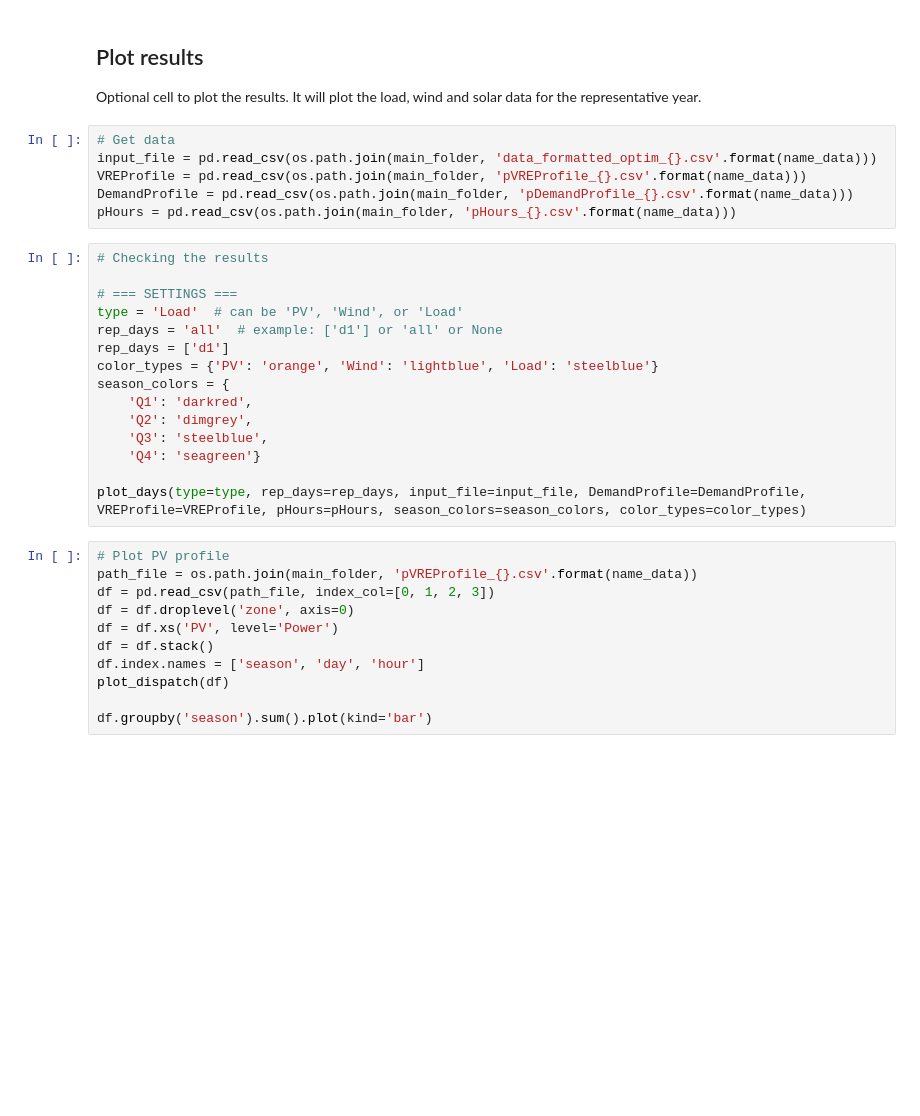
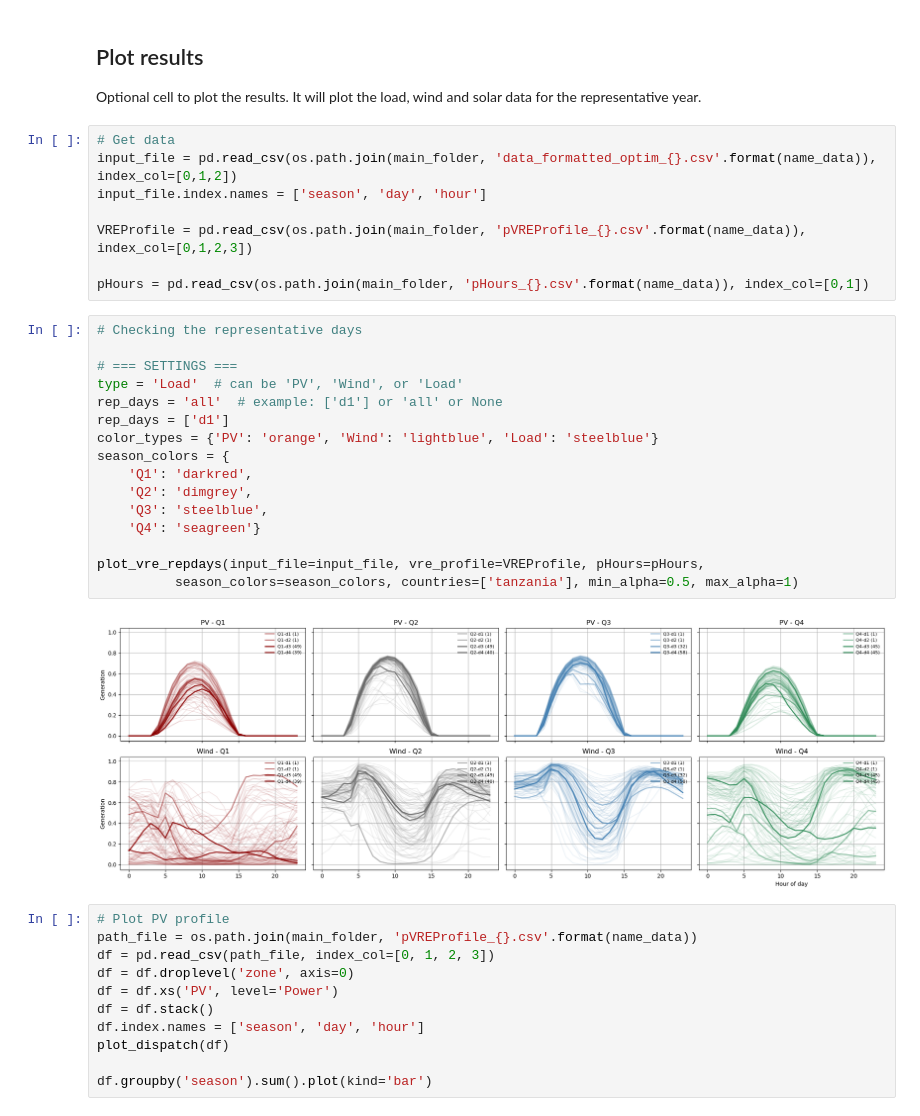
Before and after one commit to ESMAP-World-Bank-Group/Planning-tools, a Jupyter notebook: representative_days.ipynb, the cells around one changed output. Drawn from its saved outputs; the diff is of its cells as text; blank space fills up the shorter version.

Commit message:
add test data + add processing graphs + update functions + update notebook

```diff
--- a/representative_days.ipynb
+++ b/representative_days.ipynb
@@ -315,25 +420,30 @@ File saved at: data/south_africa/repr_days/pDemandProfile_south_africa.csv
 Optional cell to plot the results. It will plot the load, wind and solar data for the representative year.
 # %%
 # Get data
-input_file = pd.read_csv(os.path.join(main_folder, 'data_formatted_optim_{}.csv'.format(name_data)))
-VREProfile = pd.read_csv(os.path.join(main_folder, 'pVREProfile_{}.csv'.format(name_data)))
-DemandProfile = pd.read_csv(os.path.join(main_folder, 'pDemandProfile_{}.csv'.format(name_data)))
-pHours = pd.read_csv(os.path.join(main_folder, 'pHours_{}.csv'.format(name_data)))
+input_file = pd.read_csv(os.path.join(main_folder, 'data_formatted_optim_{}.csv'.format(name_data)), index_col=[0,1,2])
+input_file.index.names = ['season', 'day', 'hour']
+
+VREProfile = pd.read_csv(os.path.join(main_folder, 'pVREProfile_{}.csv'.format(name_data)), index_col=[0,1,2,3])
+
+pHours = pd.read_csv(os.path.join(main_folder, 'pHours_{}.csv'.format(name_data)), index_col=[0,1])
 # %%
-# Checking the results
+# Checking the representative days
 
 # === SETTINGS ===
 type = 'Load'  # can be 'PV', 'Wind', or 'Load'
 rep_days = 'all'  # example: ['d1'] or 'all' or None
 rep_days = ['d1']
 color_types = {'PV': 'orange', 'Wind': 'lightblue', 'Load': 'steelblue'}
 season_colors = {
     'Q1': 'darkred',
     'Q2': 'dimgrey',
     'Q3': 'steelblue',
     'Q4': 'seagreen'}
 
-plot_days(type=type, rep_days=rep_days, input_file=input_file, DemandProfile=DemandProfile, VREProfile=VREProfile, pHours=pHours, season_colors=season_colors, color_types=color_types)
+plot_vre_repdays(input_file=input_file, vre_profile=VREProfile, pHours=pHours,
+          season_colors=season_colors, countries=['tanzania'], min_alpha=0.5, max_alpha=1)
+# %% [output]
+[figure, added]
 # %%
 # Plot PV profile
 path_file = os.path.join(main_folder, 'pVREProfile_{}.csv'.format(name_data))
```
Also changed, not shown: parts of 13 cells of this notebook, 9 other files.
